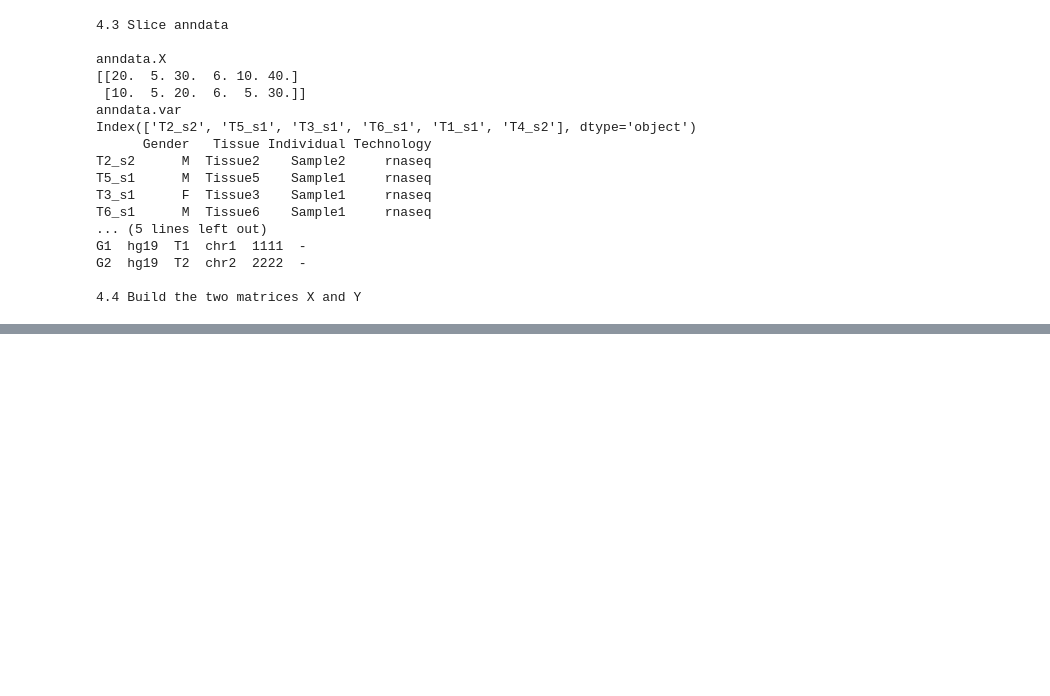
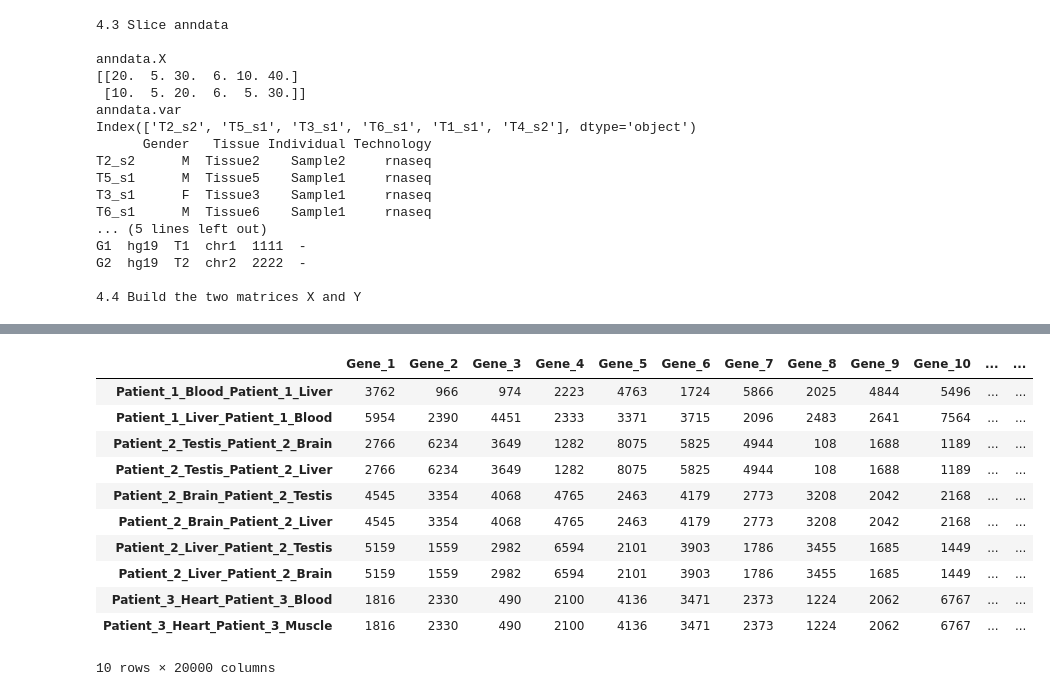
Before and after one commit to gagneurlab/rep, a Jupyter notebook: notebooks/preprocessing/preprocessing.ipynb, the cells around one changed output, grey strips where cells are left out. Cells and saved outputs as stored; diff of their text form; code cells hidden in the pictures; blank space fills up the shorter version.

```diff
--- a/notebooks/preprocessing/preprocessing.ipynb
+++ b/notebooks/preprocessing/preprocessing.ipynb
@@ -186,0 +353,5 @@ Y
+# %%
+# filter using a subset of the tissues
+random.shuffle(tissues)
+subset_tissue = tissues[:5]
+subset_tissue
@@ -186,0 +360,5 @@ Y
+# %%
+# create filtering json
+json_filter = {a.VAR: {'Tissue':subset_tissue}}
+# json_filter[a.OBS] = {0:genes[:10]}
+json_filter
@@ -186,0 +367,3 @@ Y
+# %%
+(var, obs) = p.filter_anndata_by_value(annobj, json_filter)
+var[:10]
@@ -186,0 +398,5 @@ Y
+# %%
+# slice  + compute all pairs
+(X, Y) = p.rnaseq_cross_tissue(annobj, individuals=['Patient_1','Patient_2'], gene_ids=obs)
+print(X.shape)
+print(Y.shape)
@@ -186,0 +421,16 @@ Y
+# %%
+# train data
+X[:10]
+# %% [output]
+|  | Gene_1 | Gene_2 | Gene_3 | Gene_4 | Gene_5 | Gene_6 | Gene_7 | Gene_8 | Gene_9 | Gene_10 | ... | ... |
+| Patient_1_Blood_Patient_1_Liver | 3762 | 966 | 974 | 2223 | 4763 | 1724 | 5866 | 2025 | 4844 | 5496 | ... | ... |
+| Patient_1_Liver_Patient_1_Blood | 5954 | 2390 | 4451 | 2333 | 3371 | 3715 | 2096 | 2483 | 2641 | 7564 | ... | ... |
+| Patient_2_Testis_Patient_2_Brain | 2766 | 6234 | 3649 | 1282 | 8075 | 5825 | 4944 | 108 | 1688 | 1189 | ... | ... |
+| Patient_2_Testis_Patient_2_Liver | 2766 | 6234 | 3649 | 1282 | 8075 | 5825 | 4944 | 108 | 1688 | 1189 | ... | ... |
+| Patient_2_Brain_Patient_2_Testis | 4545 | 3354 | 4068 | 4765 | 2463 | 4179 | 2773 | 3208 | 2042 | 2168 | ... | ... |
+| Patient_2_Brain_Patient_2_Liver | 4545 | 3354 | 4068 | 4765 | 2463 | 4179 | 2773 | 3208 | 2042 | 2168 | ... | ... |
+| Patient_2_Liver_Patient_2_Testis | 5159 | 1559 | 2982 | 6594 | 2101 | 3903 | 1786 | 3455 | 1685 | 1449 | ... | ... |
+| Patient_2_Liver_Patient_2_Brain | 5159 | 1559 | 2982 | 6594 | 2101 | 3903 | 1786 | 3455 | 1685 | 1449 | ... | ... |
+| Patient_3_Heart_Patient_3_Blood | 1816 | 2330 | 490 | 2100 | 4136 | 3471 | 2373 | 1224 | 2062 | 6767 | ... | ... |
+| Patient_3_Heart_Patient_3_Muscle | 1816 | 2330 | 490 | 2100 | 4136 | 3471 | 2373 | 1224 | 2062 | 6767 | ... | ... |
+10 rows × 20000 columns
```
Also changed, not shown: parts of 20 cells of this notebook, 1 other file.
